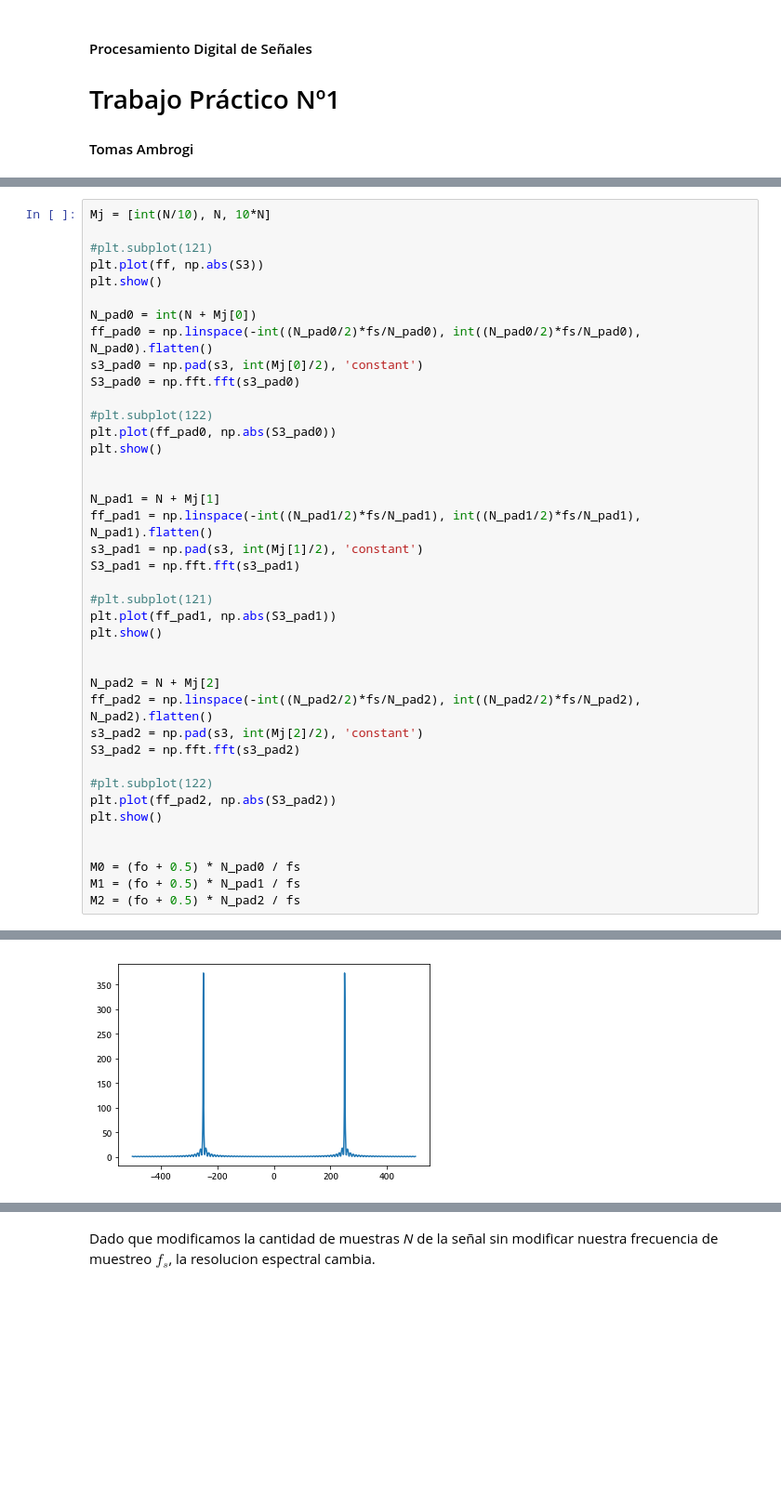
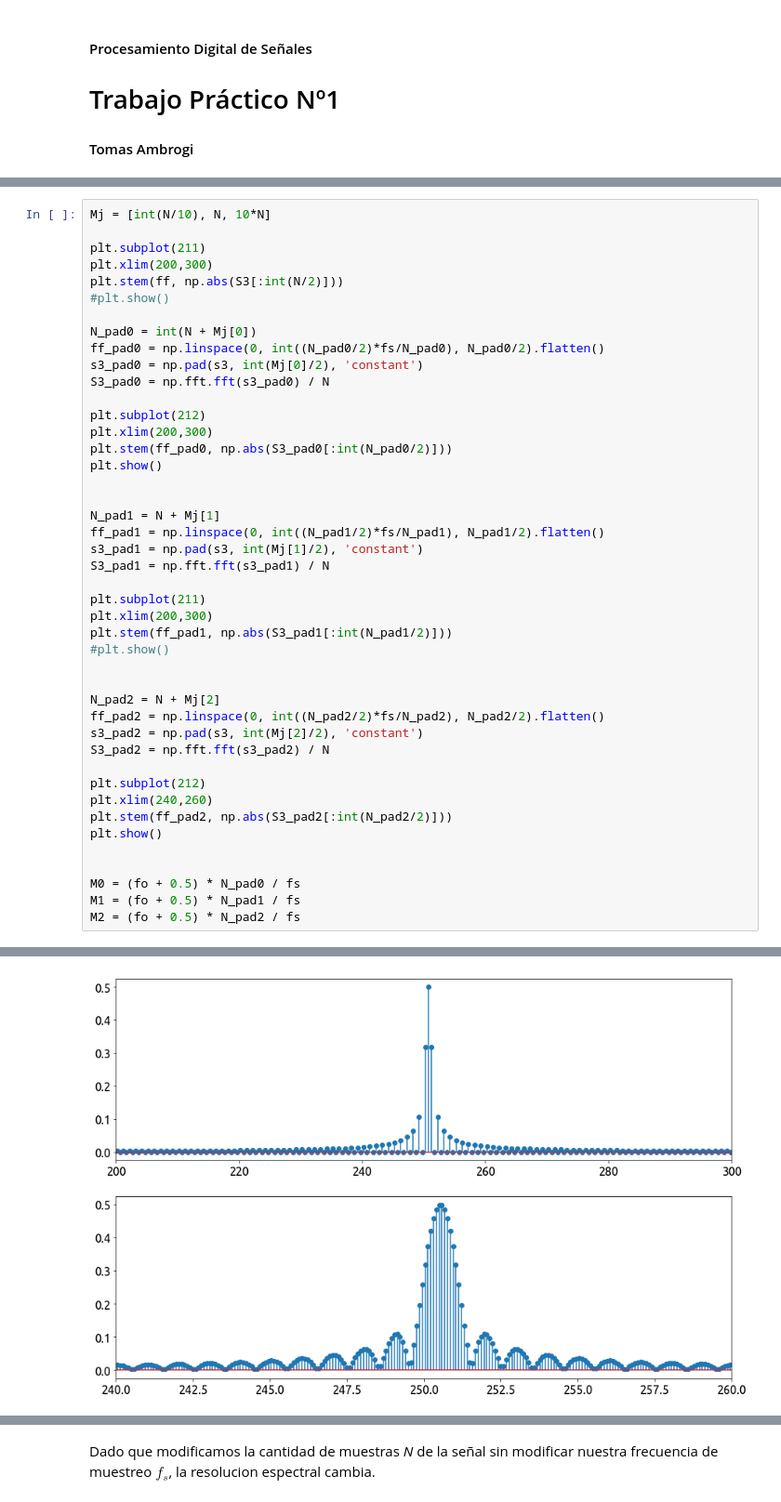
Before and after one commit to tomiambro/gibio, a Jupyter notebook: fourier.ipynb, the cells around one changed output, grey strips where cells are left out. Shown at 93% size. Cells and saved outputs as stored; diff of their text form; blank space fills up the shorter version.

```diff
--- a/fourier.ipynb
+++ b/fourier.ipynb
@@ -139,37 +146,41 @@ HTML(df.to_html())
 # %%
 Mj = [int(N/10), N, 10*N]
 
-#plt.subplot(121)
-plt.plot(ff, np.abs(S3))
-plt.show()
+plt.subplot(211)
+plt.xlim(200,300)
+plt.stem(ff, np.abs(S3[:int(N/2)]))
+#plt.show()
 
 N_pad0 = int(N + Mj[0])
-ff_pad0 = np.linspace(-int((N_pad0/2)*fs/N_pad0), int((N_pad0/2)*fs/N_pad0), N_pad0).flatten()
+ff_pad0 = np.linspace(0, int((N_pad0/2)*fs/N_pad0), N_pad0/2).flatten()
 s3_pad0 = np.pad(s3, int(Mj[0]/2), 'constant')
-S3_pad0 = np.fft.fft(s3_pad0)
+S3_pad0 = np.fft.fft(s3_pad0) / N
 
-#plt.subplot(122)
-plt.plot(ff_pad0, np.abs(S3_pad0))
+plt.subplot(212)
+plt.xlim(200,300)
+plt.stem(ff_pad0, np.abs(S3_pad0[:int(N_pad0/2)]))
 plt.show()
 
 
 N_pad1 = N + Mj[1]
-ff_pad1 = np.linspace(-int((N_pad1/2)*fs/N_pad1), int((N_pad1/2)*fs/N_pad1), N_pad1).flatten()
+ff_pad1 = np.linspace(0, int((N_pad1/2)*fs/N_pad1), N_pad1/2).flatten()
 s3_pad1 = np.pad(s3, int(Mj[1]/2), 'constant')
-S3_pad1 = np.fft.fft(s3_pad1)
+S3_pad1 = np.fft.fft(s3_pad1) / N
 
-#plt.subplot(121)
-plt.plot(ff_pad1, np.abs(S3_pad1))
-plt.show()
+plt.subplot(211)
+plt.xlim(200,300)
+plt.stem(ff_pad1, np.abs(S3_pad1[:int(N_pad1/2)]))
+#plt.show()
 
 
 N_pad2 = N + Mj[2]
-ff_pad2 = np.linspace(-int((N_pad2/2)*fs/N_pad2), int((N_pad2/2)*fs/N_pad2), N_pad2).flatten()
+ff_pad2 = np.linspace(0, int((N_pad2/2)*fs/N_pad2), N_pad2/2).flatten()
 s3_pad2 = np.pad(s3, int(Mj[2]/2), 'constant')
-S3_pad2 = np.fft.fft(s3_pad2)
+S3_pad2 = np.fft.fft(s3_pad2) / N
 
-#plt.subplot(122)
-plt.plot(ff_pad2, np.abs(S3_pad2))
+plt.subplot(212)
+plt.xlim(240,260)
+plt.stem(ff_pad2, np.abs(S3_pad2[:int(N_pad2/2)]))
 plt.show()
 
 
@@ -181 +192 @@ M2 = (fo + 0.5) * N_pad2 / fs
-[figure, old version]
+[figure, new version]
```
Also changed, not shown: parts of 3 cells of this notebook.
